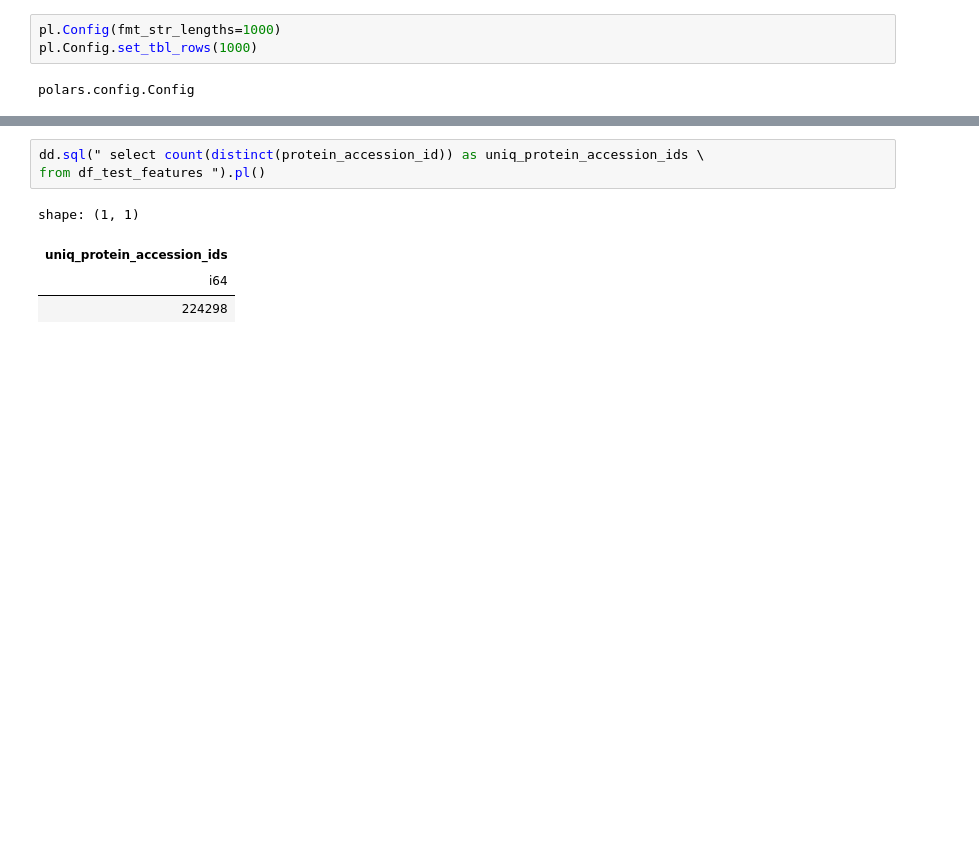
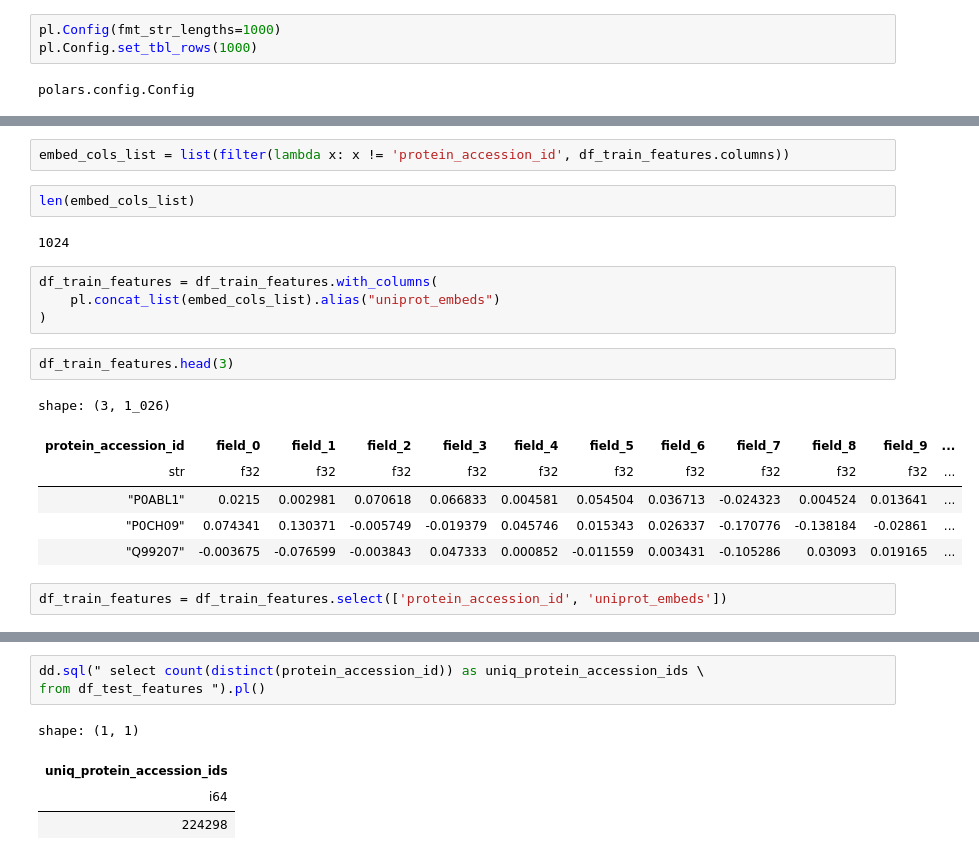
Before and after one commit to sumaniitm/cafa-6-protein-function-prediction-kaggle, a Jupyter notebook: cafa6-baseline-and-feature-engineering.ipynb, the cells around one changed output, grey strips where cells are left out. Drawn from its saved outputs; the diff is of its cells as text; blank space fills up the shorter version.

```diff
--- a/cafa6-baseline-and-feature-engineering.ipynb
+++ b/cafa6-baseline-and-feature-engineering.ipynb
@@ -195 +195,22 @@ Shape of training labels (76295, 1501)
 Shape of test data (224298, 1025)
+# %%
+embed_cols_list = list(filter(lambda x: x != 'protein_accession_id', df_train_features.columns))
+# %%
+len(embed_cols_list)
+# %% [output]
+1024
+# %%
+df_train_features = df_train_features.with_columns(
+    pl.concat_list(embed_cols_list).alias("uniprot_embeds")
+)
+# %%
+df_train_features.head(3)
+# %% [output]
+shape: (3, 1_026)
+| protein_accession_id | field_0 | field_1 | field_2 | field_3 | field_4 | field_5 | field_6 | field_7 | field_8 | field_9 | ... |
+| str | f32 | f32 | f32 | f32 | f32 | f32 | f32 | f32 | f32 | f32 | ... |
+| "P0ABL1" | 0.0215 | 0.002981 | 0.070618 | 0.066833 | 0.004581 | 0.054504 | 0.036713 | -0.024323 | 0.004524 | 0.013641 | ... |
+| "P0CH09" | 0.074341 | 0.130371 | -0.005749 | -0.019379 | 0.045746 | 0.015343 | 0.026337 | -0.170776 | -0.138184 | -0.02861 | ... |
+| "Q99207" | -0.003675 | -0.076599 | -0.003843 | 0.047333 | 0.000852 | -0.011559 | 0.003431 | -0.105286 | 0.03093 | 0.019165 | ... |
+# %%
+df_train_features = df_train_features.select(['protein_accession_id', 'uniprot_embeds'])
```
Also changed, not shown: parts of 17 cells of this notebook.
